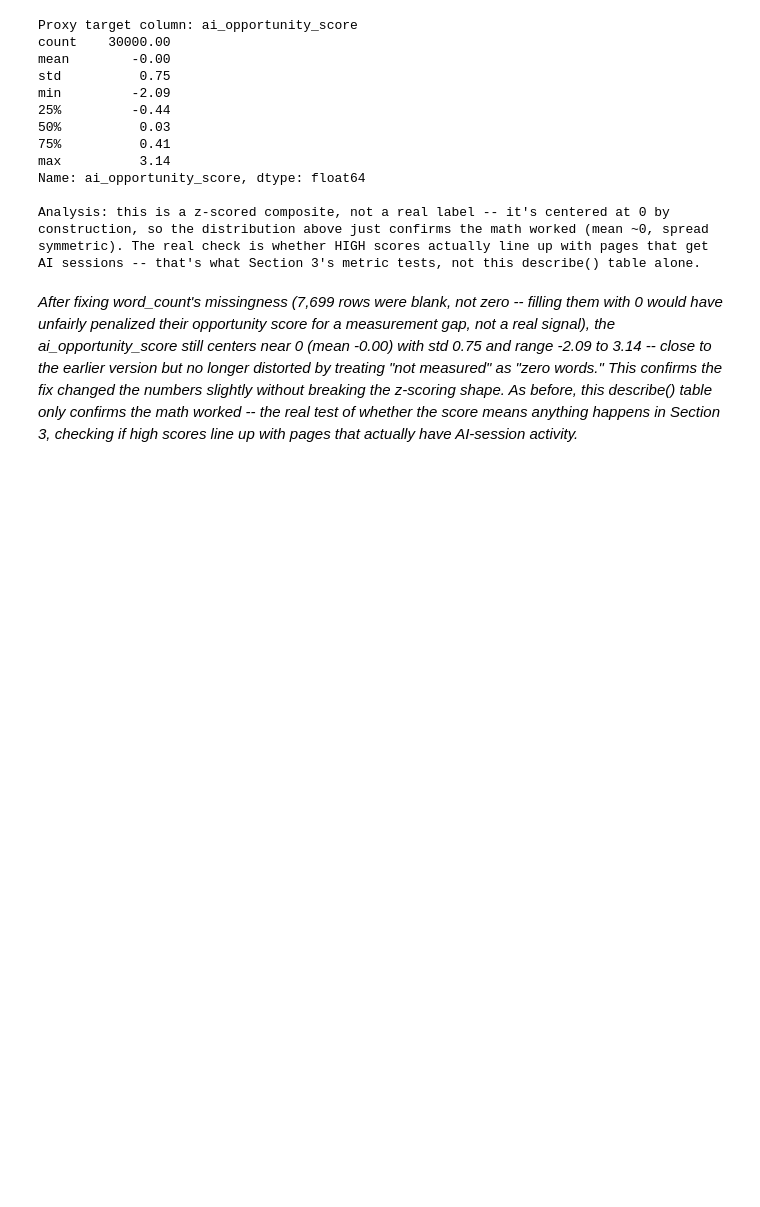
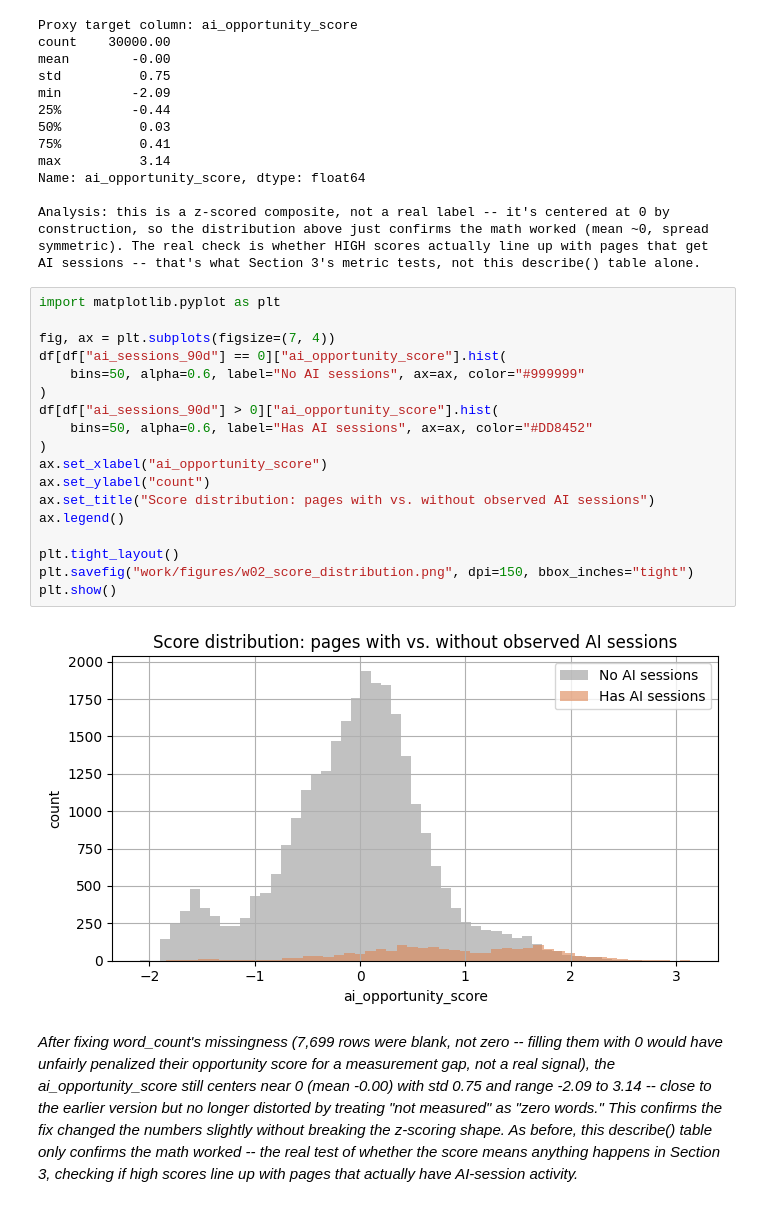
Before and after one commit to whozahm3d/flyrank-ml-internship, a Jupyter notebook: work/notebooks/w02_ml_task_framing.ipynb, the cells around one changed output. Drawn from its saved outputs; the diff is of its cells as text; blank space fills up the shorter version.

Commit message:
Add generalization checks, position rule test, and visualizations to w02_ml_task_framing

```diff
--- a/work/notebooks/w02_ml_task_framing.ipynb
+++ b/work/notebooks/w02_ml_task_framing.ipynb
@@ -131,6 +131,26 @@ Analysis: this is a z-scored composite, not a real label -- it's centered at 0 b
 construction, so the distribution above just confirms the math worked (mean ~0, spread
 symmetric). The real check is whether HIGH scores actually line up with pages that get
 AI sessions -- that's what Section 3's metric tests, not this describe() table alone.
+# %%
+import matplotlib.pyplot as plt
+
+fig, ax = plt.subplots(figsize=(7, 4))
+df[df["ai_sessions_90d"] == 0]["ai_opportunity_score"].hist(
+    bins=50, alpha=0.6, label="No AI sessions", ax=ax, color="#999999"
+)
+df[df["ai_sessions_90d"] > 0]["ai_opportunity_score"].hist(
+    bins=50, alpha=0.6, label="Has AI sessions", ax=ax, color="#DD8452"
+)
+ax.set_xlabel("ai_opportunity_score")
+ax.set_ylabel("count")
+ax.set_title("Score distribution: pages with vs. without observed AI sessions")
+ax.legend()
+
+plt.tight_layout()
+plt.savefig("work/figures/w02_score_distribution.png", dpi=150, bbox_inches="tight")
+plt.show()
+# %% [output]
+[figure, added]
 # %% [markdown]
 *After fixing word_count's missingness (7,699 rows were blank, not zero -- filling them with 0
 would have unfairly penalized their opportunity score for a measurement gap, not a real signal),
```
Also changed, not shown: parts of 14 cells of this notebook.
